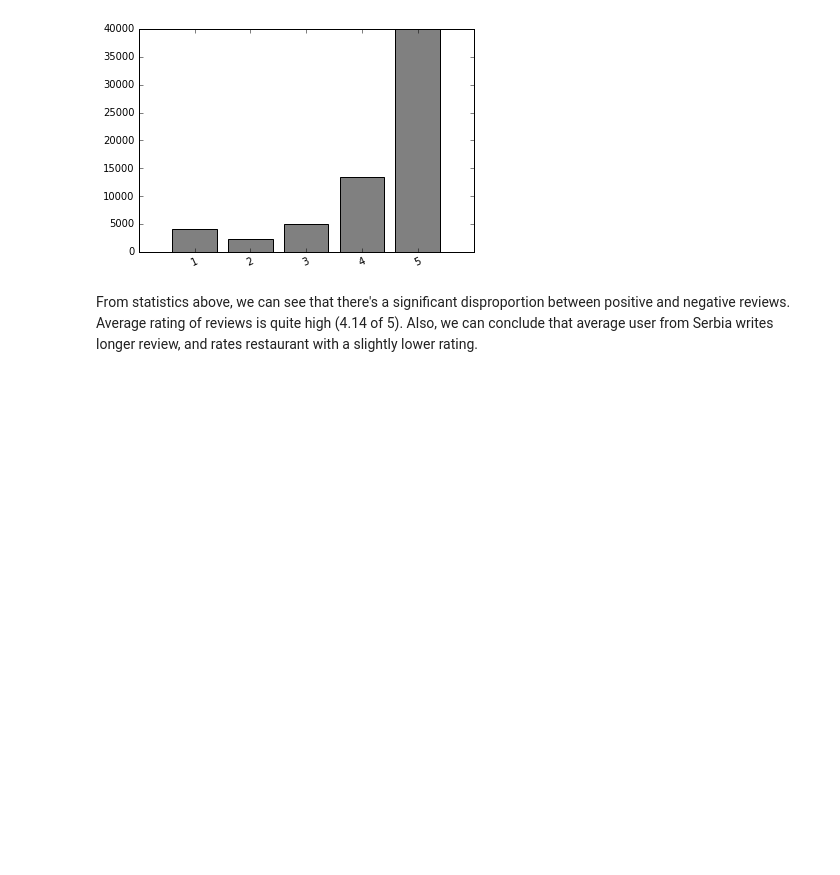
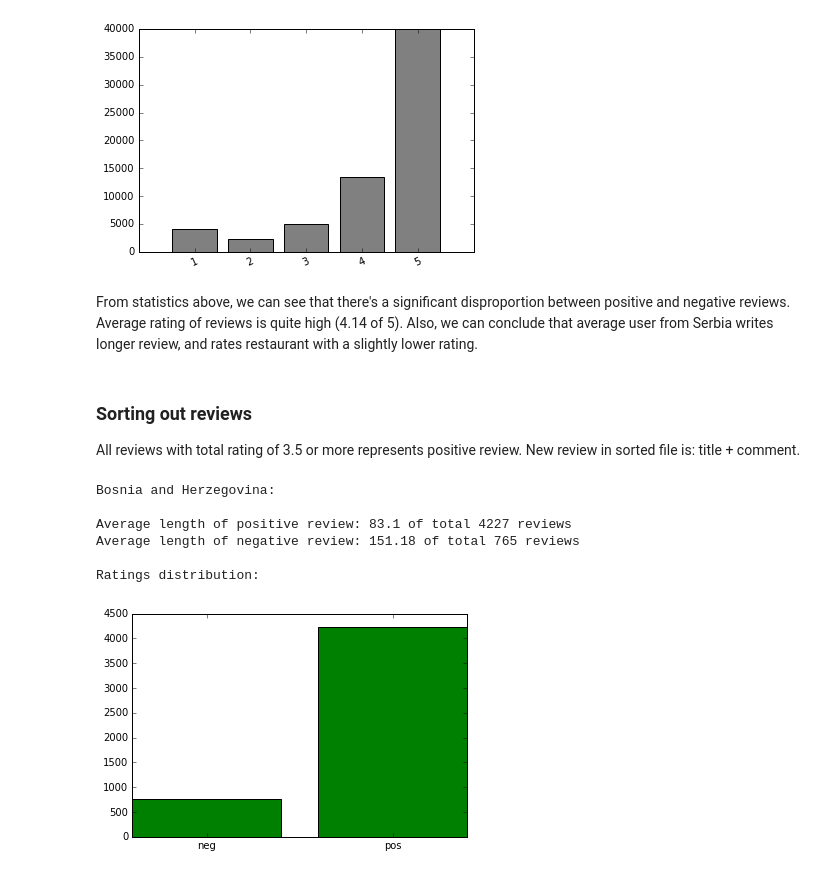
Before and after one commit to vdragan1993/sentiment-analysis, a Jupyter notebook: Donesi.com.ipynb, the cells around one changed output. Saved outputs shown, nothing was run; the diff lists cells and outputs as text; code cells hidden in the pictures; blank space fills up the shorter version.

Commit message:
Reviews sorted out. Cloud of words.

```diff
--- a/Donesi.com.ipynb
+++ b/Donesi.com.ipynb
@@ -155,3 +155,7 @@ Ratings distribution:
 [figure]
 # %% [markdown]
 From statistics above, we can see that there's a significant disproportion between positive and negative reviews. Average rating of reviews is quite high (4.14 of 5). Also, we can conclude that average user from Serbia writes longer review, and rates restaurant with a slightly lower rating.
+# %% [markdown]
+### Sorting out reviews
+
+All reviews with total rating of 3.5 or more represents positive review. New review in sorted file is: title + comment.
@@ -157,0 +219,11 @@ From statistics above, we can see that there's a significant disproportion betwe
+# %%
+print("Bosnia and Herzegovina: ")
+sort_reviews("data/filtered/fbih.xlsx", "data/posneg/pnbih.xlsx", "green")
+# %% [output]
+Bosnia and Herzegovina:
+
+Average length of positive review: 83.1 of total 4227 reviews
+Average length of negative review: 151.18 of total 765 reviews
+
+Ratings distribution:
+[figure, added]
```
Also changed, not shown: parts of 19 cells of this notebook.
